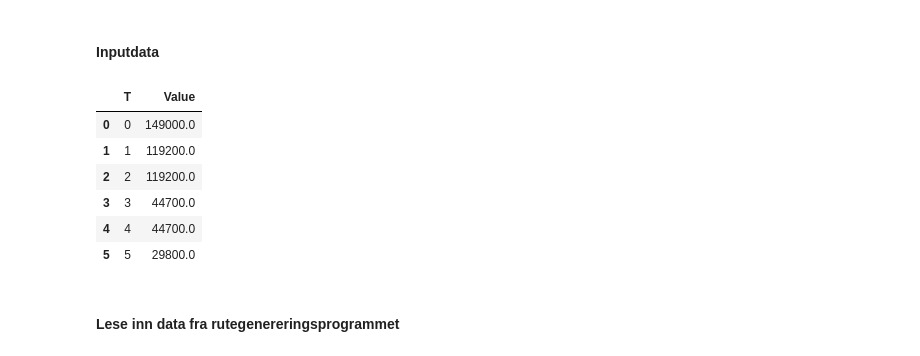
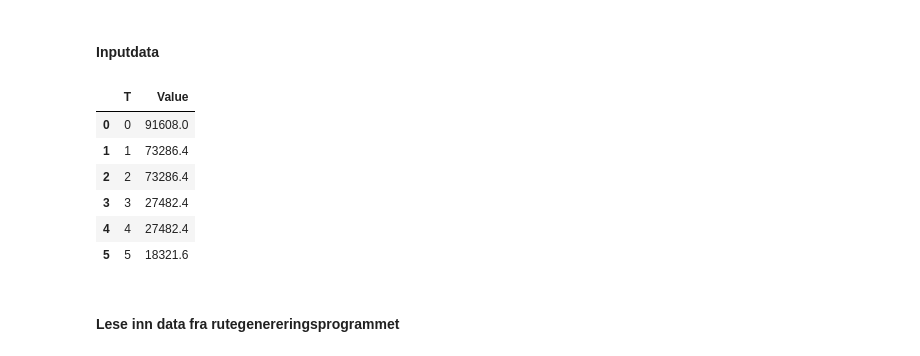
Before and after one commit to camillalie/masteroppgave, a Jupyter notebook: data_generation/generate_params_8syst.ipynb, the cells around one changed output. Cells and saved outputs as stored; diff of their text form; code cells hidden in the pictures.

Commit message:
Extreme scenario gen

```diff
--- a/data_generation/generate_params_8syst.ipynb
+++ b/data_generation/generate_params_8syst.ipynb
@@ -7,12 +7,12 @@ import openpyxl
 # %% [markdown]
 ### SETS
 # %%
-fuel_price_csv = 'fuel_price2_1s_vss.csv'
-route_case = 'mongstad'
-mappenavn = 'cluster19_new/'
+fuel_price_csv = 'fuel_price2_1s_extreme.csv'
+route_case = 'stavanger'
+mappenavn = 'cluster6_new/'
 startfil = ''
-antall_ruter = 779
-clusters = 19
+antall_ruter = 26
+clusters = 6
 scenarios = 1
 # Velg antall av de ulike settene her
 #set_sheets = {'Power systems': 11, 'Ages': 6, 'Routes': 3122, 'Time periods':6, 'Time periods 1': 2, 'Time periods 2':4, 'Fuel types': 10, 'Installations': 18, 'Scenarios': 100}
@@ -103,7 +103,7 @@ fuel_prices = {1: 0.171, 2:0.163, 3:0.514, 4:0.328, 5:0.222, 6:0.297}
 # Karbonutslipp per MJ som er brukt for hvert system
 emissions_carbon_tonn_per_MJ_wtw = {1: 0.000182, 2: 0.000153, 3: 0.000033, 4: 0.000033, 5: 0.000145, 6: 0.000122, 7: 0.000026, 8: 0.000026, 9: 0.000033, 10: 0.000033, 11: 0.000104, 12: 0.000053, 13:0.000058 }
 emissions_carbon_tonn_per_MJ_lind = {1: 0.000182, 2: 0.000153, 3: 0.000002, 4: 0.000011, 5: 0.000145, 6: 0.000122, 7: 0.000002, 8: 0.000008, 9: 0.000002, 10: 0.000011, 11: 0.000102, 12: 0.000053, 13:0.000058 }
-emissions_carbon_tonn_per_MJ = emissions_carbon_tonn_per_MJ_lind
+emissions_carbon_tonn_per_MJ = emissions_carbon_tonn_per_MJ_wtw
 
 if route_case == 'mongstad':
     init_ems_tonn = 149000
@@ -138,39 +138,39 @@ lossing_route = pd.read_csv(f'../route_generation_{route_case}/{mappenavn}{start
 sailing_route = pd.read_csv(f'../route_generation_{route_case}/{mappenavn}{startfil}duration_sailing.csv')
 #idle_time = 8
 #demand_el = pd.read_csv('../route_generation/generated_datafiles_reduced/demand_strøm.csv')
 demand = pd.read_csv(f'../route_generation_{route_case}/{mappenavn}{startfil}demand.csv')
 
 routes_file = f"../route_generation_{route_case}/{mappenavn}{startfil}routes.csv"
 excel_file = '../run_model/Parameterdata.xlsx'
 platform_demand = f"../route_generation_{route_case}/{mappenavn}output_platforms_demand.csv"
 csv_platform_visits = f'../route_generation_{route_case}/{mappenavn}output_platforms_visits.csv'
 
 # Skriver verdiene tilbake i excelfilen for alle parametrene
 output_excel_path = '../run_model/Parameterdata.xlsx'
 
 # Create a DataFrame from the combinations
 df_max_ems = pd.DataFrame(combinations_t, columns=['T'])
 
 # Regner ut max emissions gitt uslippsreduksjonsscenario. Endre scenario-funksjon etter hvilket scenario vi vil kjøre med
 def calculate_max_emissions(row):
     return (reduction_requirements[row['T']]) * init_ems_tonn
 
 # Legger til verdiene i Value-kolonne i dataframen
 df_max_ems['Value'] = df_max_ems.apply(calculate_max_emissions, axis=1)
 
 # Skriver dataframen med emissions til parameter_data excel filen
 with pd.ExcelWriter(output_excel_path, engine='openpyxl', mode='a', if_sheet_exists='replace') as writer:
     df_max_ems.to_excel(writer, sheet_name='Max Emissions', index=False)
 
 df_max_ems
 # %% [output]
 |  | T | Value |
-| 0 | 0 | 149000.0 |
-| 1 | 1 | 119200.0 |
-| 2 | 2 | 119200.0 |
-| 3 | 3 | 44700.0 |
-| 4 | 4 | 44700.0 |
-| 5 | 5 | 29800.0 |
+| 0 | 0 | 91608.0 |
+| 1 | 1 | 73286.4 |
+| 2 | 2 | 73286.4 |
+| 3 | 3 | 27482.4 |
+| 4 | 4 | 27482.4 |
+| 5 | 5 | 18321.6 |
 # %% [markdown]
 #### Lese inn data fra rutegenereringsprogrammet
 # %% [markdown]
```
Also changed, not shown: parts of 8 cells of this notebook, 4 other files.
